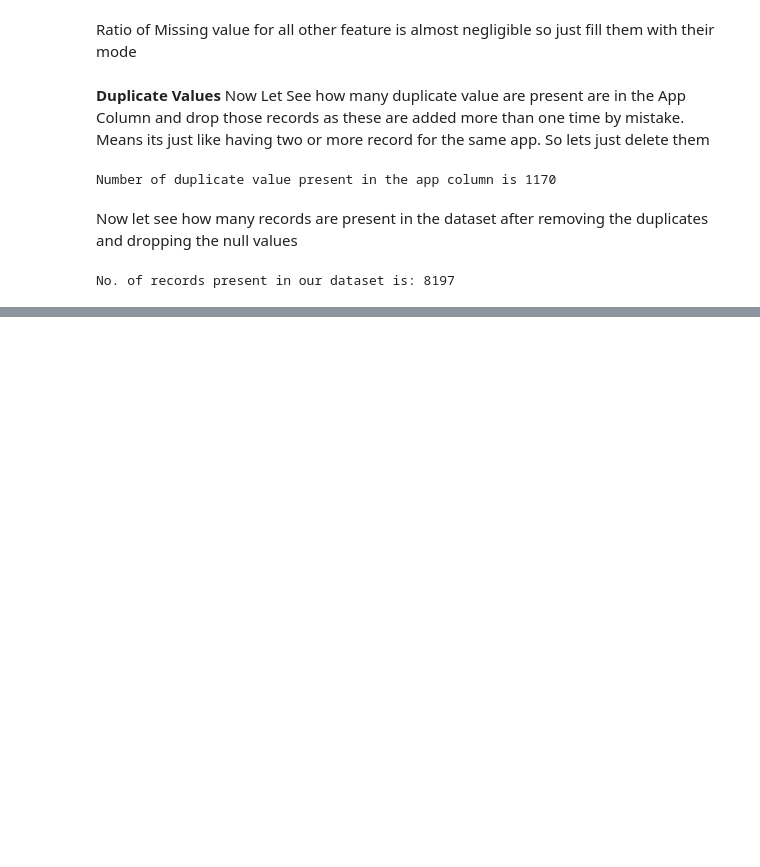
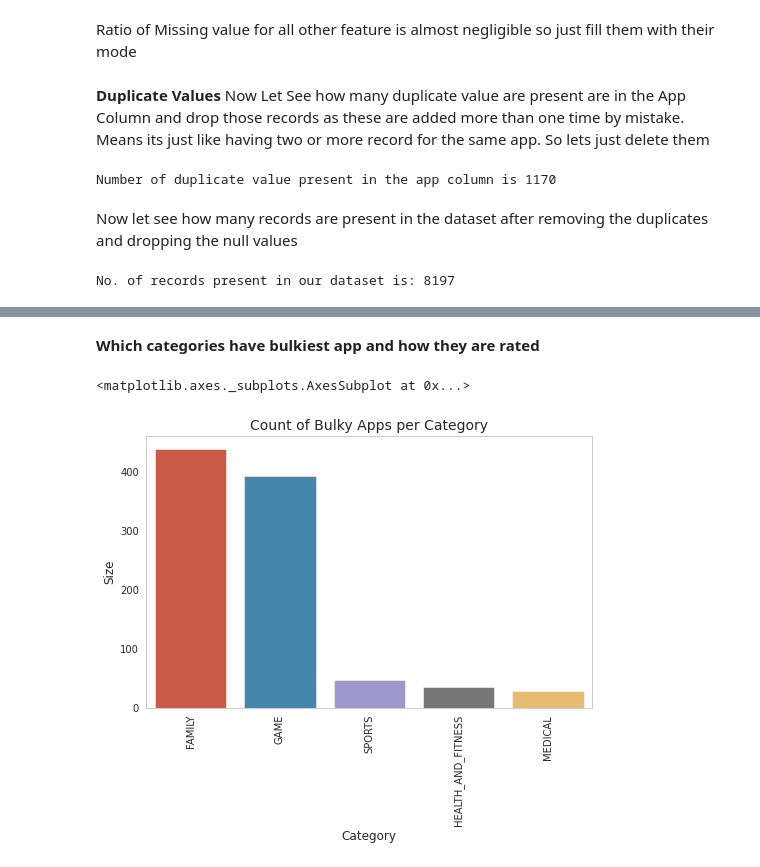
Before and after one commit to sudeep-009/GooglePlayStoreApp-analysis, a Jupyter notebook: Copy_of_Play_Store_App_Review_Analysis_Capstone_Project.ipynb, the cells around one changed output, grey strips where cells are left out. Drawn from its saved outputs; the diff is of its cells as text; code cells hidden in the pictures; blank space fills up the shorter version.

```diff
--- a/Copy_of_Play_Store_App_Review_Analysis_Capstone_Project.ipynb
+++ b/Copy_of_Play_Store_App_Review_Analysis_Capstone_Project.ipynb
@@ -268,0 +476,16 @@ No. of records present in our dataset is: 8197
+# %% [markdown]
+**Which categories have bulkiest app and how they are rated**
+# %%
+# First we need to trim our dataset for apps having size > 40 MB
+bulky_app_df = app_df[app_df['Size']>40]
+bulky_app_categories_df = bulky_app_df.groupby('Category').agg({'Size':'count'}).reset_index().sort_values('Size',ascending=False).head()
+plt.figure(figsize=(8,5))
+ax = plt.axes()
+ax.set_facecolor('white')
+plt.xticks(rotation="90")
+plt.grid(False)
+plt.title('Count of Bulky Apps per Category',size = 14)
+sns.barplot(x=bulky_app_categories_df['Category'],y=bulky_app_categories_df['Size'])
+# %% [output]
+<matplotlib.axes._subplots.AxesSubplot at 0x...>
+[figure, added]
```
Also changed, not shown: parts of 35 cells of this notebook.
